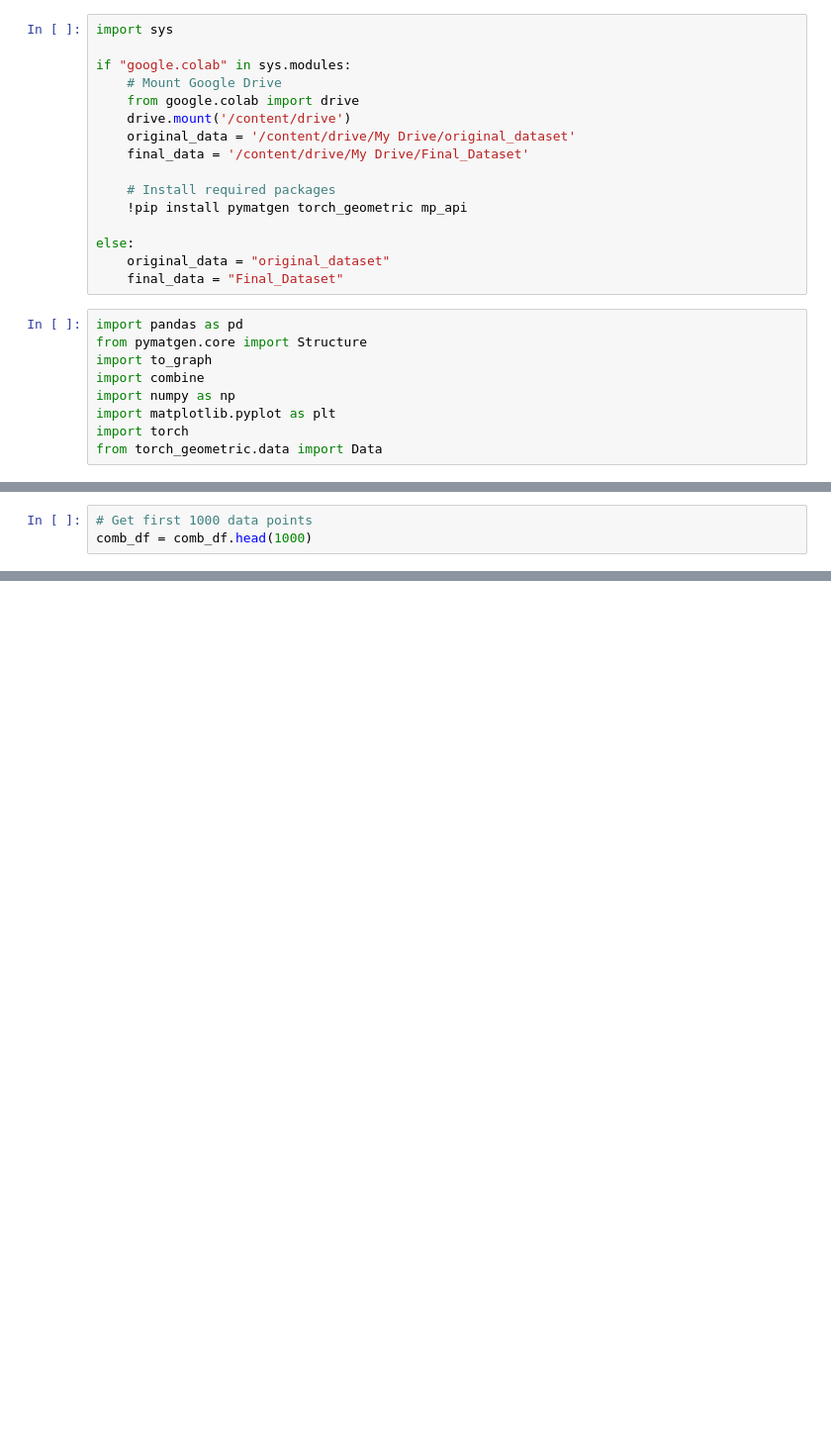
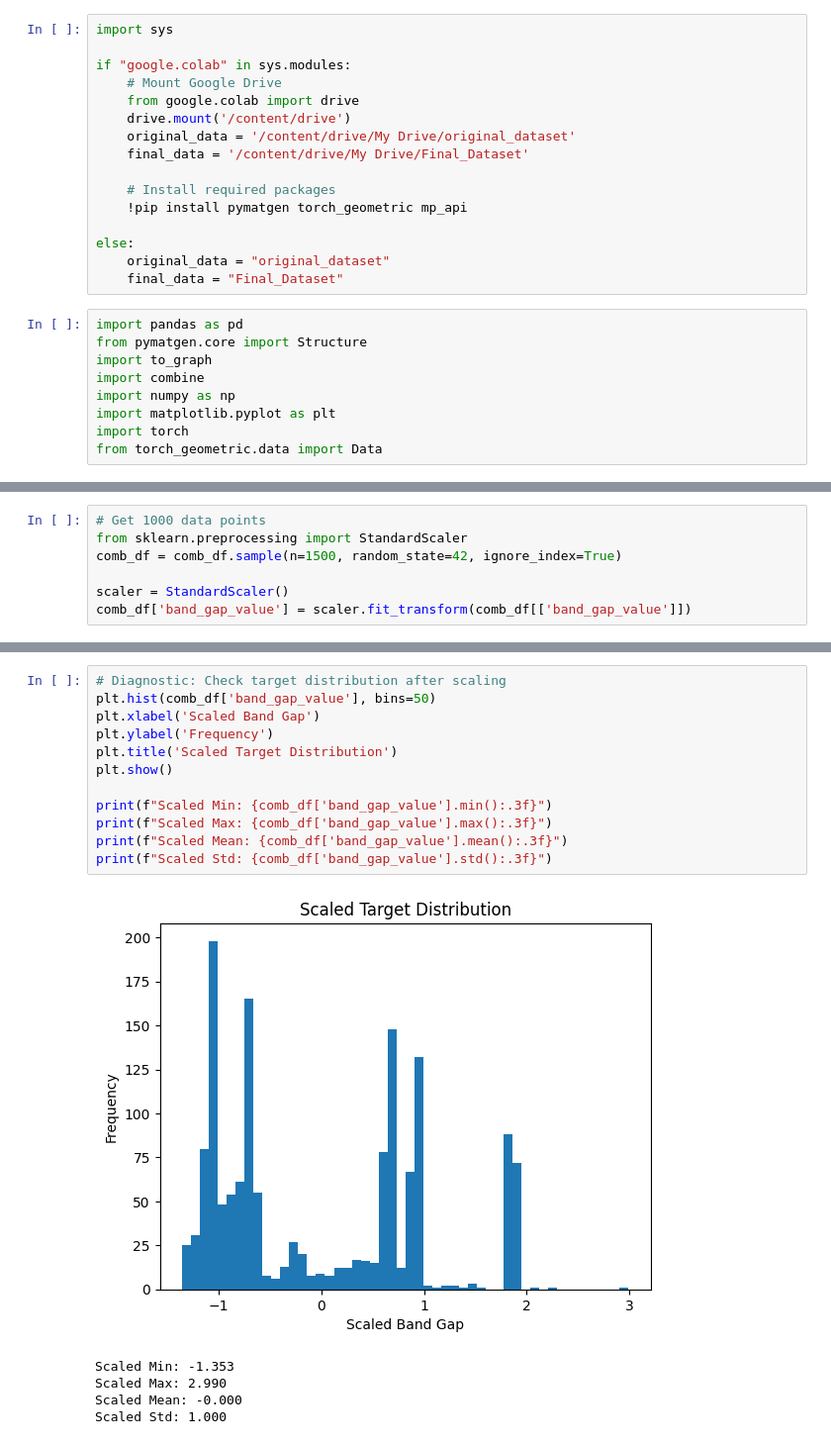
Before and after one commit to AdamKimhub/Msproject1, a Jupyter notebook: graph_to_mldata copy.ipynb, the cells around one changed output, grey strips where cells are left out. Shown at 99% size. Cells and saved outputs as stored; diff of their text form; blank space fills up the shorter version.

```diff
--- a/graph_to_mldata copy.ipynb
+++ b/graph_to_mldata copy.ipynb
@@ -33,3 +36,7 @@ comb_df.head()
 # %%
-# Get first 1000 data points
-comb_df = comb_df.head(1000)
+# Get 1000 data points
+from sklearn.preprocessing import StandardScaler
+comb_df = comb_df.sample(n=1500, random_state=42, ignore_index=True)
+
+scaler = StandardScaler()
+comb_df['band_gap_value'] = scaler.fit_transform(comb_df[['band_gap_value']])
@@ -254,0 +370,18 @@ plt.show()
+# %%
+# Diagnostic: Check target distribution after scaling
+plt.hist(comb_df['band_gap_value'], bins=50)
+plt.xlabel('Scaled Band Gap')
+plt.ylabel('Frequency')
+plt.title('Scaled Target Distribution')
+plt.show()
+
+print(f"Scaled Min: {comb_df['band_gap_value'].min():.3f}")
+print(f"Scaled Max: {comb_df['band_gap_value'].max():.3f}")
+print(f"Scaled Mean: {comb_df['band_gap_value'].mean():.3f}")
+print(f"Scaled Std: {comb_df['band_gap_value'].std():.3f}")
+# %% [output]
+[figure, added]
+Scaled Min: -1.353
+Scaled Max: 2.990
+Scaled Mean: -0.000
+Scaled Std: 1.000
```
Also changed, not shown: parts of 24 cells of this notebook, 2 other files.
